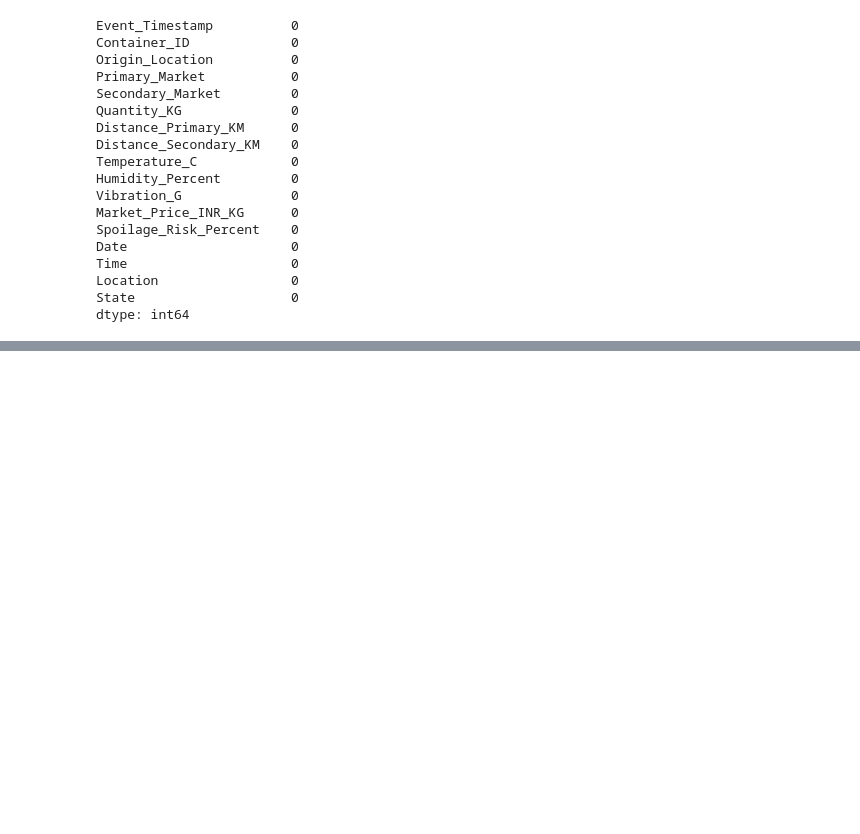
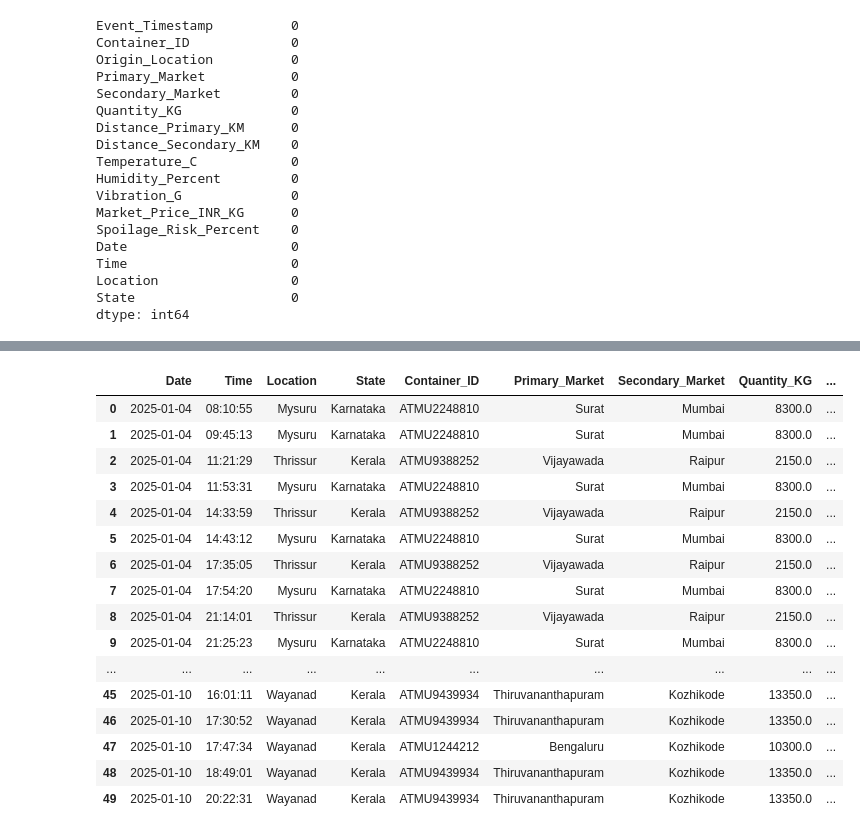
Before and after one commit to Midhunghosh/Micro-Climate-Arbitrage-Analytics, a Jupyter notebook: Untitled.ipynb, the cells around one changed output, grey strips where cells are left out. Cells and saved outputs as stored; diff of their text form; code cells hidden in the pictures; blank space fills up the shorter version.

Commit message:
find risk classification
risk classification work completed and Exploratory Data Analysis started

```diff
--- a/Untitled.ipynb
+++ b/Untitled.ipynb
@@ -309,0 +339,51 @@ dtype: int64
+# %%
+def risk_category(value):
+    if value <=30:
+        return "low Risk"
+    elif value<=60:
+        return "Moderate Risk"
+    else:
+        return "High Risk"
+# %%
+df["Spoilage_Risk_Level"]=df["Spoilage_Risk_Percent"].apply(risk_category)
+# %%
+
+def temperature_category(value):
+    if value <5:
+        return "low"
+    elif value<8:
+        return "Normal"
+    else:
+        return "High"
+
+df["Temperature_Level"]=df["Temperature_C"].apply(temperature_category)
+# %%
+def temperature_category(value):
+    if value <5:
+        return "low"
+    elif value<8:
+        return "Normal"
+    else:
+        return "High"
+
+df["Temperature_Level"]=df["Temperature_C"].apply(temperature_category)
+# %%
+df.head(50)
+# %% [output]
+|  | Date | Time | Location | State | Container_ID | Primary_Market | Secondary_Market | Quantity_KG | ... |
+| 0 | 2025-01-04 | 08:10:55 | Mysuru | Karnataka | ATMU2248810 | Surat | Mumbai | 8300.0 | ... |
+| 1 | 2025-01-04 | 09:45:13 | Mysuru | Karnataka | ATMU2248810 | Surat | Mumbai | 8300.0 | ... |
+| 2 | 2025-01-04 | 11:21:29 | Thrissur | Kerala | ATMU9388252 | Vijayawada | Raipur | 2150.0 | ... |
+| 3 | 2025-01-04 | 11:53:31 | Mysuru | Karnataka | ATMU2248810 | Surat | Mumbai | 8300.0 | ... |
+| 4 | 2025-01-04 | 14:33:59 | Thrissur | Kerala | ATMU9388252 | Vijayawada | Raipur | 2150.0 | ... |
+| 5 | 2025-01-04 | 14:43:12 | Mysuru | Karnataka | ATMU2248810 | Surat | Mumbai | 8300.0 | ... |
+| 6 | 2025-01-04 | 17:35:05 | Thrissur | Kerala | ATMU9388252 | Vijayawada | Raipur | 2150.0 | ... |
+| 7 | 2025-01-04 | 17:54:20 | Mysuru | Karnataka | ATMU2248810 | Surat | Mumbai | 8300.0 | ... |
+| 8 | 2025-01-04 | 21:14:01 | Thrissur | Kerala | ATMU9388252 | Vijayawada | Raipur | 2150.0 | ... |
+| 9 | 2025-01-04 | 21:25:23 | Mysuru | Karnataka | ATMU2248810 | Surat | Mumbai | 8300.0 | ... |
+| ... | ... | ... | ... | ... | ... | ... | ... | ... | ... |
+| 45 | 2025-01-10 | 16:01:11 | Wayanad | Kerala | ATMU9439934 | Thiruvananthapuram | Kozhikode | 13350.0 | ... |
+| 46 | 2025-01-10 | 17:30:52 | Wayanad | Kerala | ATMU9439934 | Thiruvananthapuram | Kozhikode | 13350.0 | ... |
+| 47 | 2025-01-10 | 17:47:34 | Wayanad | Kerala | ATMU1244212 | Bengaluru | Kozhikode | 10300.0 | ... |
+| 48 | 2025-01-10 | 18:49:01 | Wayanad | Kerala | ATMU9439934 | Thiruvananthapuram | Kozhikode | 13350.0 | ... |
+| 49 | 2025-01-10 | 20:22:31 | Wayanad | Kerala | ATMU9439934 | Thiruvananthapuram | Kozhikode | 13350.0 | ... |
```
Also changed, not shown: parts of 14 cells of this notebook.
